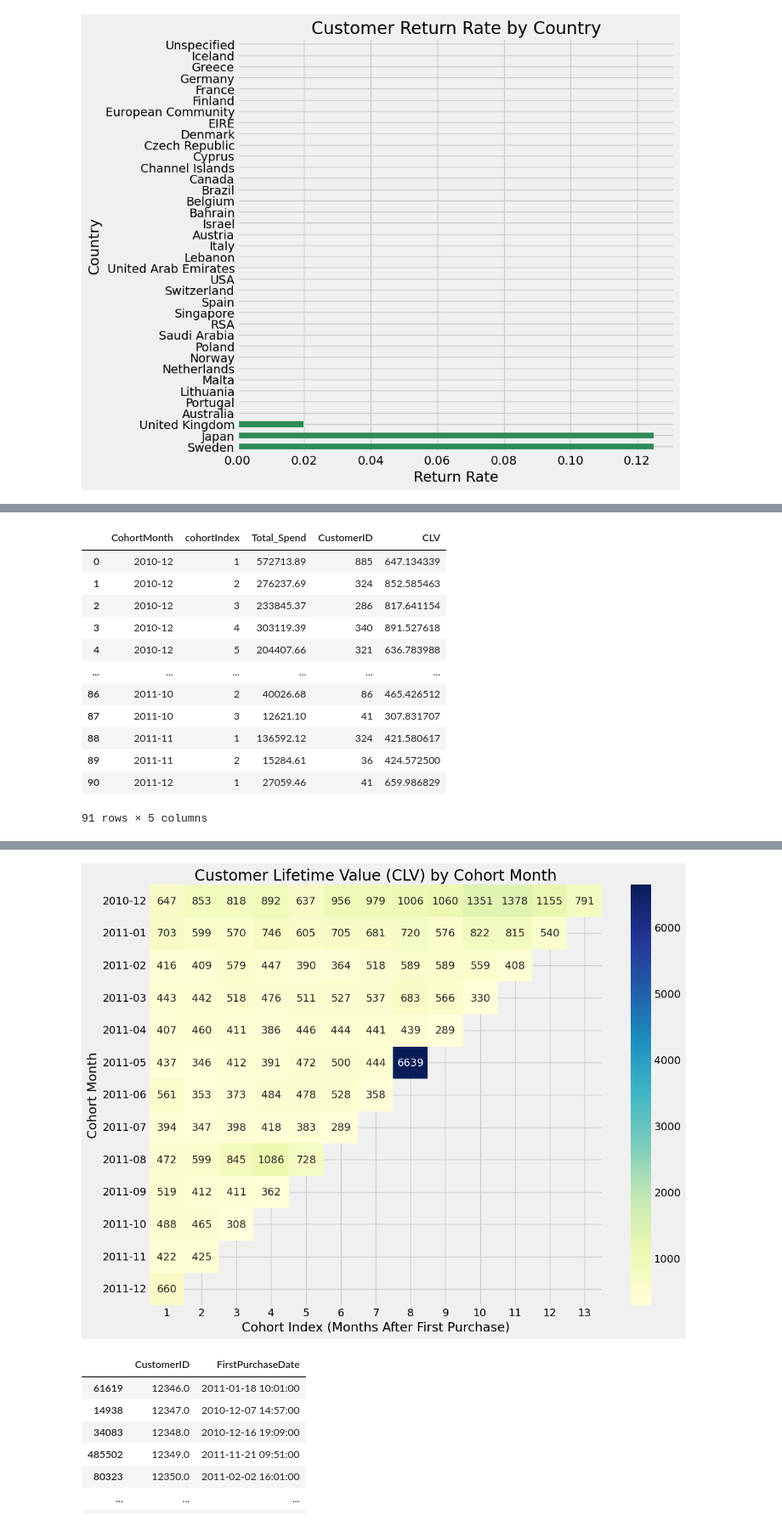
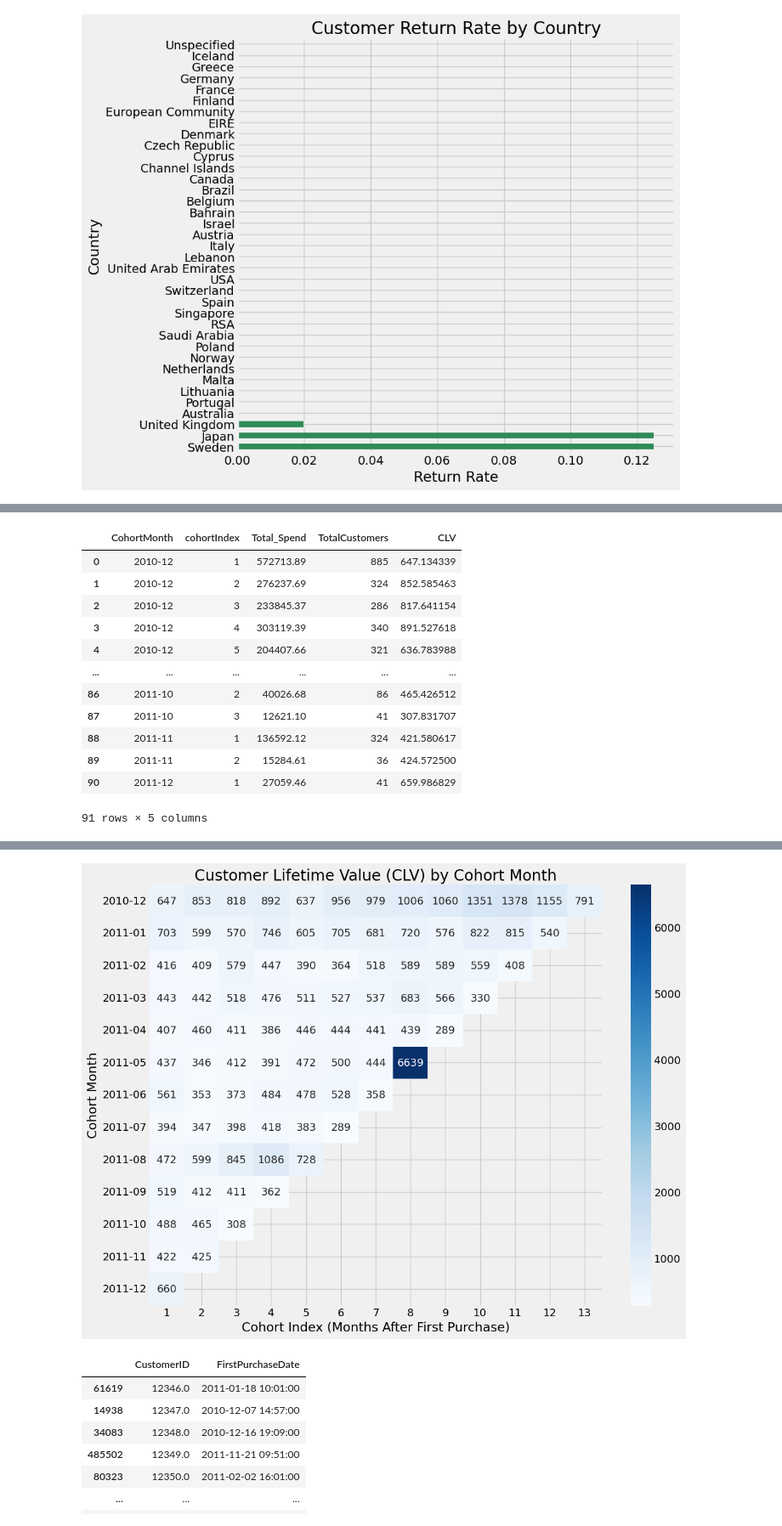
Before and after one commit to Abdulmujeeb-Taiwo/Customer-Analysis-Projects, a Jupyter notebook: Cohort_Analysis.ipynb, the cells around one changed output, grey strips where cells are left out. Shown at 85% size. Saved outputs shown, nothing was run; the diff lists cells and outputs as text; code cells hidden in the pictures.

Commit message:
Cohort analysis plot

```diff
--- a/Cohort_Analysis.ipynb
+++ b/Cohort_Analysis.ipynb
@@ -520,4 +535,4 @@ cohort_data_2 = df.groupby(['CohortMonth', 'cohortIndex']).agg({
 }).reset_index()
 
 # Rename
-cohort_data.rename(columns={'CustomerID': 'TotalCustomers'}, inplace=True)
+cohort_data_2.rename(columns={'CustomerID': 'TotalCustomers'}, inplace=True)
@@ -524,9 +571,9 @@ cohort_data.rename(columns={'CustomerID': 'TotalCustomers'}, inplace=True)
 # %%
-cohort_data_2['CLV'] = cohort_data['Total_Spend'] / cohort_data['TotalCustomers']
+cohort_data_2['CLV'] = cohort_data_2['Total_Spend'] / cohort_data_2['TotalCustomers']
 # %%
 cohort_data_2
 # %% [output]
-|  | CohortMonth | cohortIndex | Total_Spend | CustomerID | CLV |
+|  | CohortMonth | cohortIndex | Total_Spend | TotalCustomers | CLV |
 | 0 | 2010-12 | 1 | 572713.89 | 885 | 647.134339 |
 | 1 | 2010-12 | 2 | 276237.69 | 324 | 852.585463 |
 | 2 | 2010-12 | 3 | 233845.37 | 286 | 817.641154 |
@@ -579,14 +626,14 @@ avg_revenue
 | 2011-12 | 659.986829 | NaN | NaN | NaN | NaN | NaN | NaN | NaN | NaN | NaN | ... |
 # %%
 plt.figure(figsize=(12, 9))
-sns.heatmap(clv_matrix, annot=True, fmt=".0f", cmap="YlGnBu")
+sns.heatmap(clv_matrix, annot=True, fmt=".0f", cmap="Blues")
 plt.title("Customer Lifetime Value (CLV) by Cohort Month")
 plt.xlabel("Cohort Index (Months After First Purchase)")
 plt.ylabel("Cohort Month")
 plt.tight_layout()
 plt.show()
 # %% [output]
-[figure, old version]
+[figure, new version]
 # %%
 first_purchase
 # %% [output]
```
Also changed, not shown: parts of 49 cells of this notebook, 9 other files.
